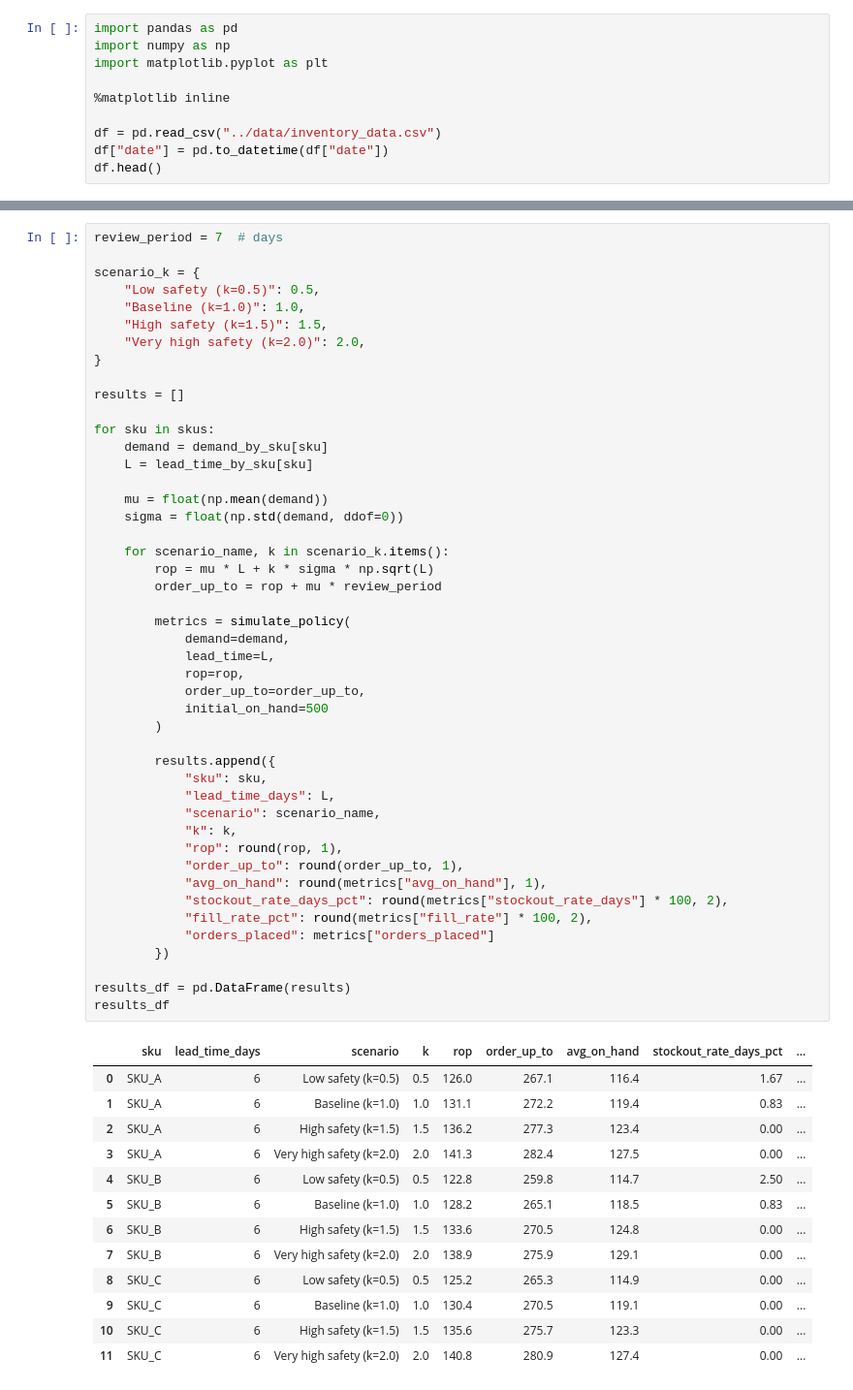
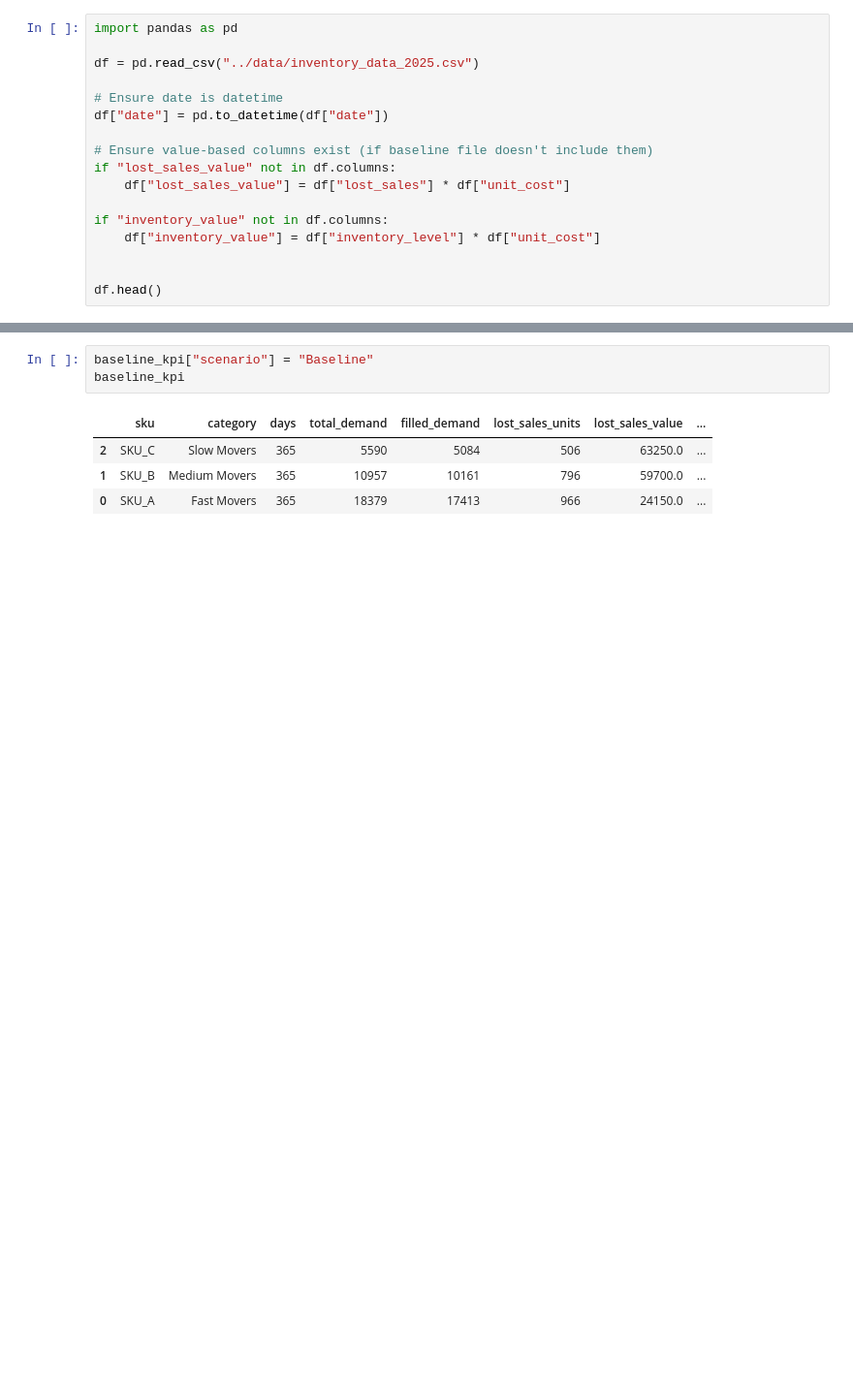
Before and after one commit to junijun/data-analytics-portfolio, a Jupyter notebook: InventoryOptimization/notebooks/inventory_optimization_scenarios.ipynb, the cells around one changed output, grey strips where cells are left out. Shown at 97% size. Drawn from its saved outputs; the diff is of its cells as text; blank space fills up the shorter version.

Commit message:
Add Project 2 inventory optimization scenarios and update portfolio README

```diff
--- a/InventoryOptimization/notebooks/inventory_optimization_scenarios.ipynb
+++ b/InventoryOptimization/notebooks/inventory_optimization_scenarios.ipynb
@@ -8,11 +13,18 @@ service performance (stockouts) against inventory levels (holding cost proxy).
 # %%
 import pandas as pd
-import numpy as np
-import matplotlib.pyplot as plt
 
-%matplotlib inline
+df = pd.read_csv("../data/inventory_data_2025.csv")
 
-df = pd.read_csv("../data/inventory_data.csv")
+# Ensure date is datetime
 df["date"] = pd.to_datetime(df["date"])
+
+# Ensure value-based columns exist (if baseline file doesn't include them)
+if "lost_sales_value" not in df.columns:
+    df["lost_sales_value"] = df["lost_sales"] * df["unit_cost"]
+
+if "inventory_value" not in df.columns:
+    df["inventory_value"] = df["inventory_level"] * df["unit_cost"]
+
+
 df.head()
 # %% [output]
@@ -118,61 +80,9 @@ Compute ROP using:
 # %%
-review_period = 7  # days
-
-scenario_k = {
-    "Low safety (k=0.5)": 0.5,
-    "Baseline (k=1.0)": 1.0,
-    "High safety (k=1.5)": 1.5,
-    "Very high safety (k=2.0)": 2.0,
-}
-
-results = []
-
-for sku in skus:
-    demand = demand_by_sku[sku]
-    L = lead_time_by_sku[sku]
-
-    mu = float(np.mean(demand))
-    sigma = float(np.std(demand, ddof=0))
-
-    for scenario_name, k in scenario_k.items():
-        rop = mu * L + k * sigma * np.sqrt(L)
-        order_up_to = rop + mu * review_period
-
-        metrics = simulate_policy(
-            demand=demand,
-            lead_time=L,
-            rop=rop,
-            order_up_to=order_up_to,
-            initial_on_hand=500
-        )
-
-        results.append({
-            "sku": sku,
-            "lead_time_days": L,
-            "scenario": scenario_name,
-            "k": k,
-            "rop": round(rop, 1),
-            "order_up_to": round(order_up_to, 1),
-            "avg_on_hand": round(metrics["avg_on_hand"], 1),
-            "stockout_rate_days_pct": round(metrics["stockout_rate_days"] * 100, 2),
-            "fill_rate_pct": round(metrics["fill_rate"] * 100, 2),
-            "orders_placed": metrics["orders_placed"]
-        })
-
-results_df = pd.DataFrame(results)
-results_df
+baseline_kpi["scenario"] = "Baseline"
+baseline_kpi
 # %% [output]
-|  | sku | lead_time_days | scenario | k | rop | order_up_to | avg_on_hand | stockout_rate_days_pct | ... |
-| 0 | SKU_A | 6 | Low safety (k=0.5) | 0.5 | 126.0 | 267.1 | 116.4 | 1.67 | ... |
-| 1 | SKU_A | 6 | Baseline (k=1.0) | 1.0 | 131.1 | 272.2 | 119.4 | 0.83 | ... |
-| 2 | SKU_A | 6 | High safety (k=1.5) | 1.5 | 136.2 | 277.3 | 123.4 | 0.00 | ... |
-| 3 | SKU_A | 6 | Very high safety (k=2.0) | 2.0 | 141.3 | 282.4 | 127.5 | 0.00 | ... |
-| 4 | SKU_B | 6 | Low safety (k=0.5) | 0.5 | 122.8 | 259.8 | 114.7 | 2.50 | ... |
-| 5 | SKU_B | 6 | Baseline (k=1.0) | 1.0 | 128.2 | 265.1 | 118.5 | 0.83 | ... |
-| 6 | SKU_B | 6 | High safety (k=1.5) | 1.5 | 133.6 | 270.5 | 124.8 | 0.00 | ... |
-| 7 | SKU_B | 6 | Very high safety (k=2.0) | 2.0 | 138.9 | 275.9 | 129.1 | 0.00 | ... |
-| 8 | SKU_C | 6 | Low safety (k=0.5) | 0.5 | 125.2 | 265.3 | 114.9 | 0.00 | ... |
-| 9 | SKU_C | 6 | Baseline (k=1.0) | 1.0 | 130.4 | 270.5 | 119.1 | 0.00 | ... |
-| 10 | SKU_C | 6 | High safety (k=1.5) | 1.5 | 135.6 | 275.7 | 123.3 | 0.00 | ... |
-| 11 | SKU_C | 6 | Very high safety (k=2.0) | 2.0 | 140.8 | 280.9 | 127.4 | 0.00 | ... |
+|  | sku | category | days | total_demand | filled_demand | lost_sales_units | lost_sales_value | ... |
+| 2 | SKU_C | Slow Movers | 365 | 5590 | 5084 | 506 | 63250.0 | ... |
+| 1 | SKU_B | Medium Movers | 365 | 10957 | 10161 | 796 | 59700.0 | ... |
+| 0 | SKU_A | Fast Movers | 365 | 18379 | 17413 | 966 | 24150.0 | ... |
 # %% [markdown]
```
Also changed, not shown: parts of 39 cells of this notebook, 3 other files.
